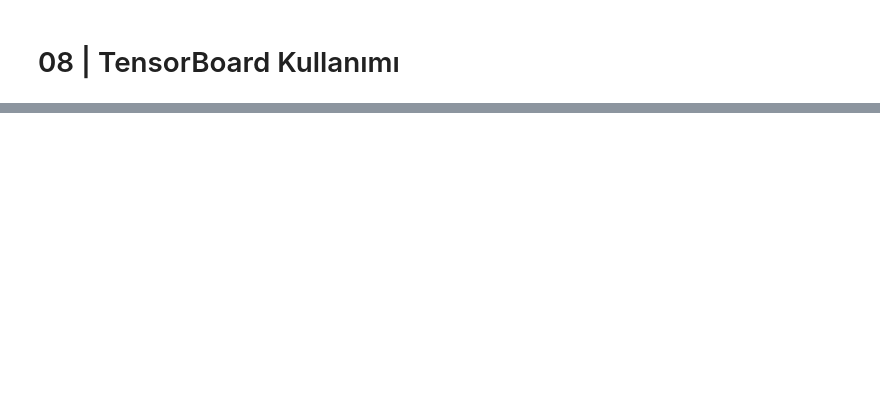
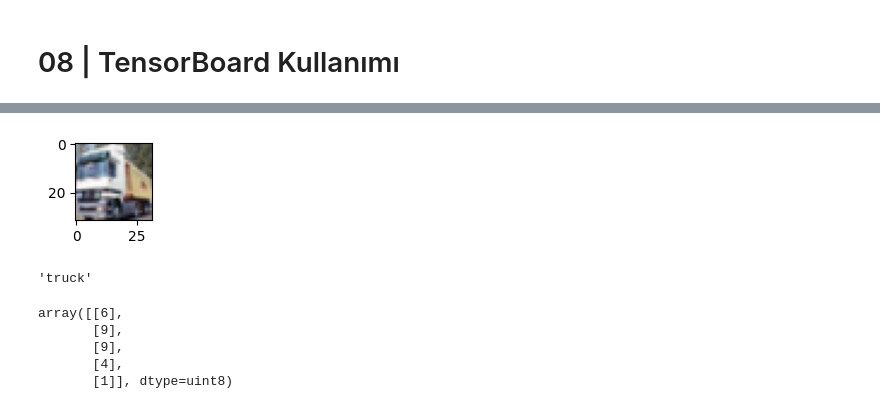
Before and after one commit to m-karakus/veri-bilimi-kursu, a Jupyter notebook: kaggle/deep-learning-e-itim-serisi.ipynb, the cells around one changed output, grey strips where cells are left out. Cells and saved outputs as stored; diff of their text form; code cells hidden in the pictures; blank space fills up the shorter version.

```diff
--- a/kaggle/deep-learning-e-itim-serisi.ipynb
+++ b/kaggle/deep-learning-e-itim-serisi.ipynb
@@ -189,0 +346,4 @@ model.fit(
+# %%
+plot_sample(1)
+# %% [output]
+[figure, added]
@@ -189,0 +352,4 @@ model.fit(
+# %%
+classes[y_train[1][0]]
+# %% [output]
+'truck'
@@ -189,0 +362,8 @@ model.fit(
+# %%
+y_train[0:5]
+# %% [output]
+array([[6],
+       [9],
+       [9],
+       [4],
+       [1]], dtype=uint8)
```
Also changed, not shown: parts of 51 cells of this notebook.
